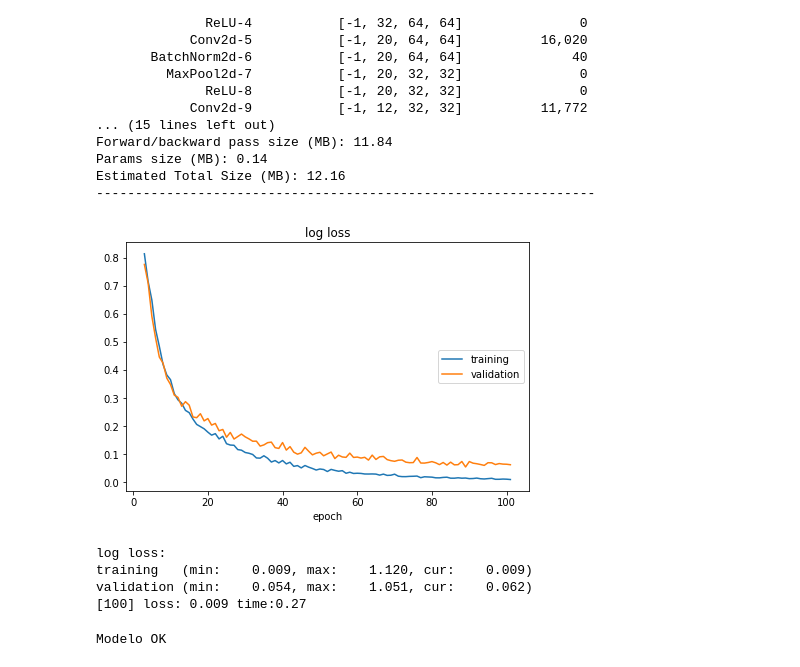
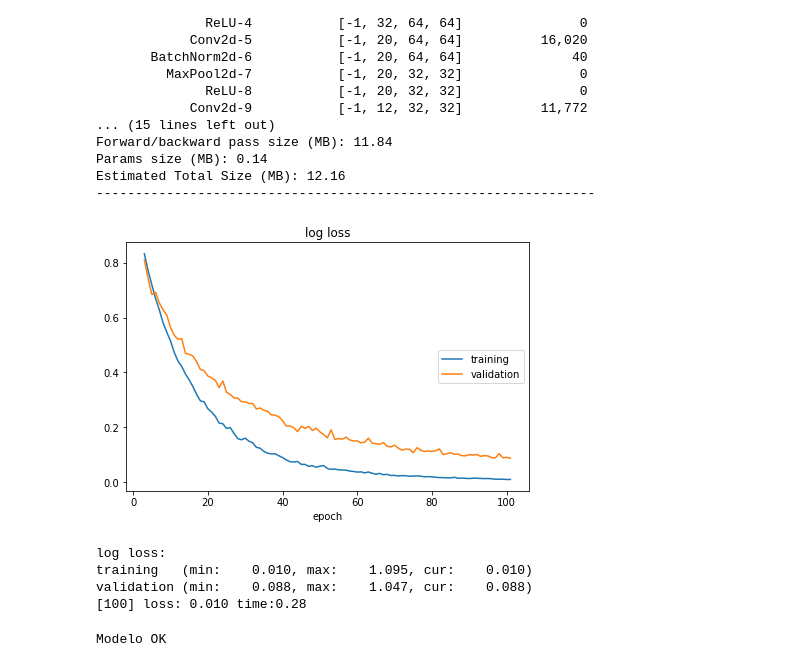
Before and after one commit to RodrigoAgronomia/workshop_esalq, a Jupyter notebook: python/Classification_01.ipynb, the cells around one changed output. Saved outputs shown, nothing was run; the diff lists cells and outputs as text; code cells hidden in the pictures.

```diff
--- a/python/Classification_01.ipynb
+++ b/python/Classification_01.ipynb
@@ -209,38 +215,39 @@ for epoch in range(101):
         optimizer.step()
         epoch_loss.append(loss.data.item())
 
     model.eval()
     for i, (images, labels) in enumerate(val_loader):
         with torch.no_grad():
           # Obtem o output
           outputs = model(images)
 
         # Caulcula a perda pela loss function (MSE)
         loss = criterion(outputs, labels.reshape(-1))
 
         val_loss.append(loss.data.item())
 
     epoch_loss = np.array(epoch_loss).mean()
     val_loss = np.array(val_loss).mean()
     time_taken = time.time() - start_time
 
     if val_loss < min_loss:
       #save the model
       model_file_name = '../data/models/model_3class.pth'
       torch.save(model.state_dict(), model_file_name)
+      min_loss = val_loss
 
     liveloss.update({
         'log loss': epoch_loss,
         'val_log loss': val_loss
     })
     liveloss.draw()
     print('[%d] loss: %.3f time:%.2f' % (epoch, epoch_loss, time_taken))
 # %% [output]
-[figure, old version]
+[figure, new version]
 log loss:
-training   (min:    0.009, max:    1.120, cur:    0.009)
-validation (min:    0.054, max:    1.051, cur:    0.062)
-[100] loss: 0.009 time:0.27
+training   (min:    0.010, max:    1.095, cur:    0.010)
+validation (min:    0.088, max:    1.047, cur:    0.088)
+[100] loss: 0.010 time:0.28
 # %%
 n_classes = 3
 model = CNNModel(n_classes)
```
Also changed, not shown: parts of 1 cell of this notebook.
